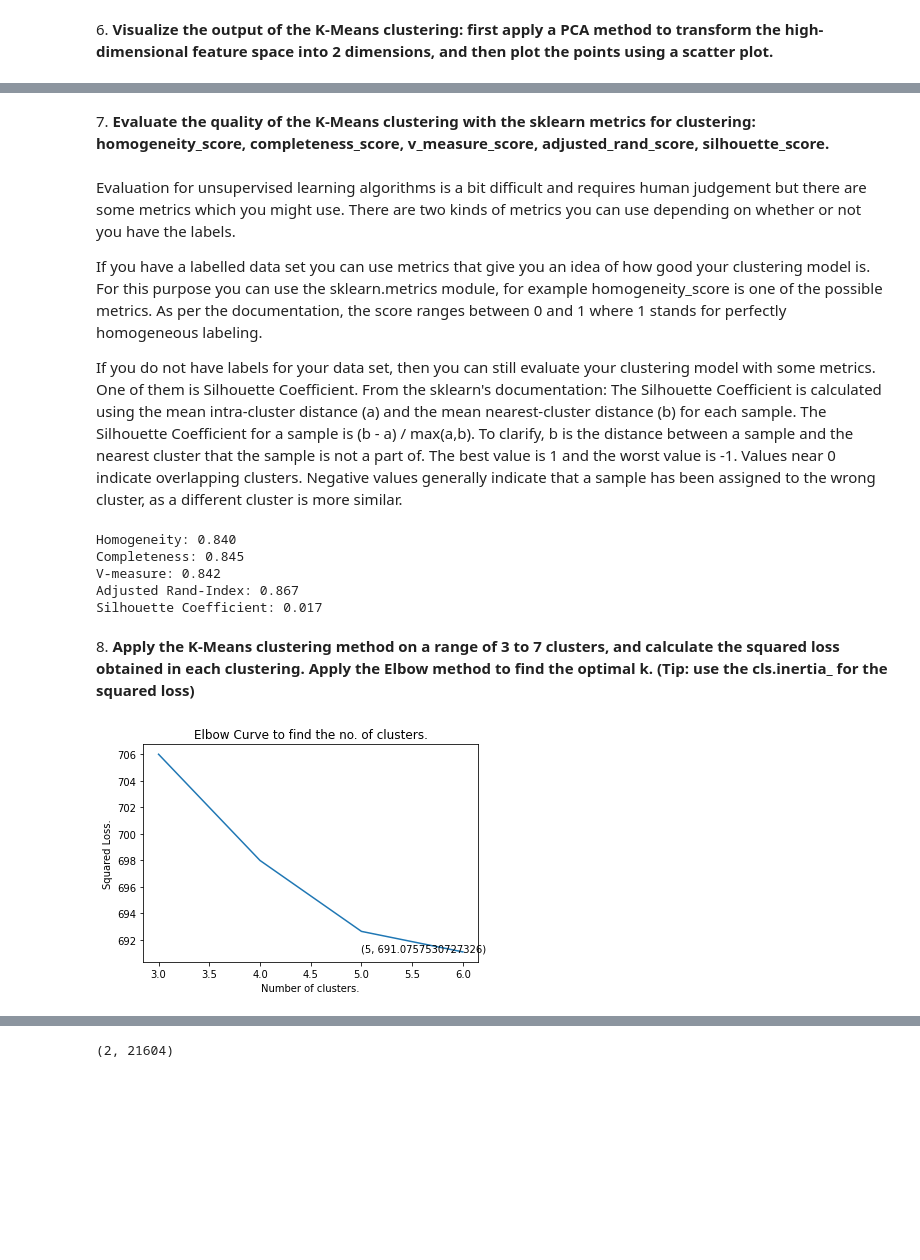
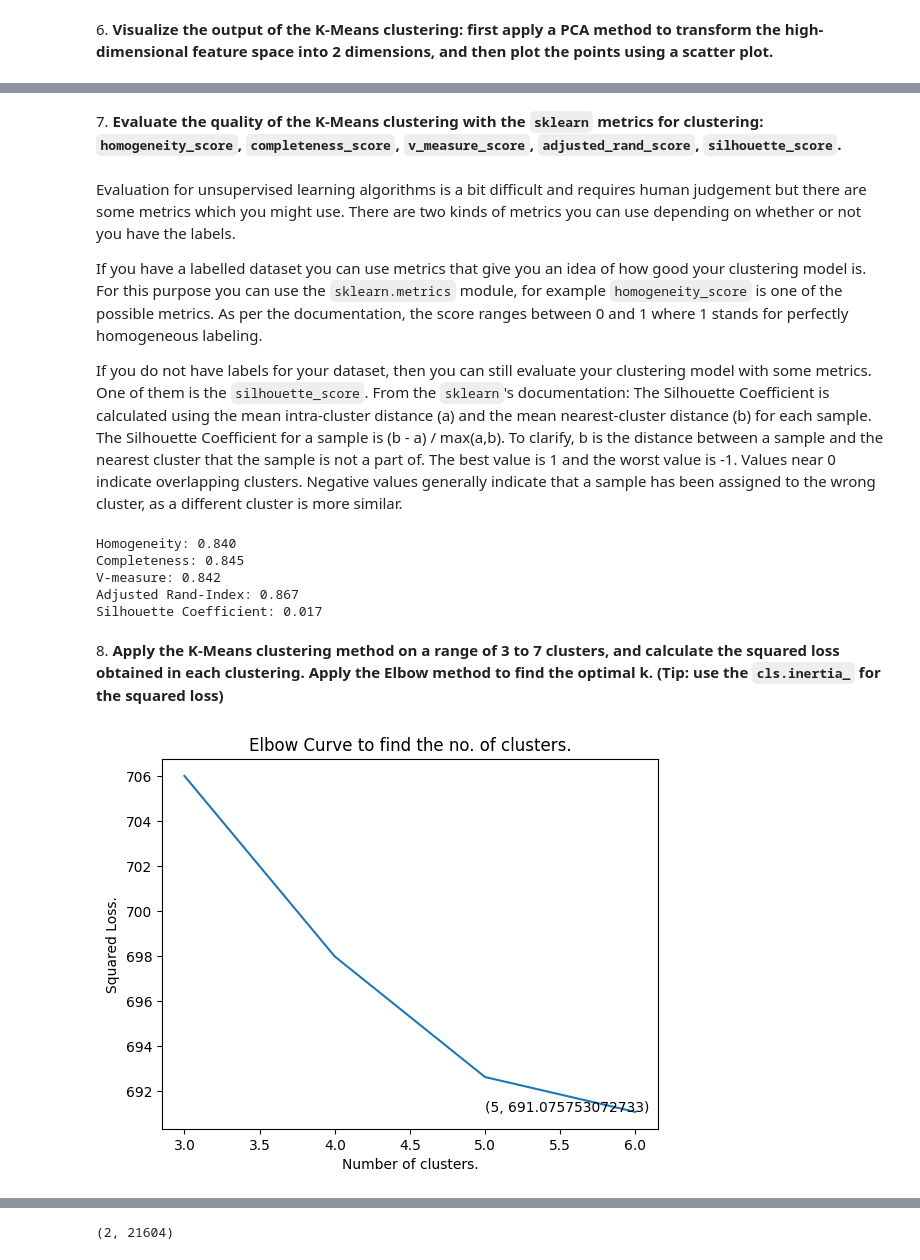
Before and after one commit to bagheria/applied_tm, a Jupyter notebook: tuesday/Practicals/Practical 4/Practical 4.ipynb, the cells around one changed output, grey strips where cells are left out. Saved outputs shown, nothing was run; the diff lists cells and outputs as text; code cells hidden in the pictures; blank space fills up the shorter version.

```diff
--- a/tuesday/Practicals/Practical 4/Practical 4.ipynb
+++ b/tuesday/Practicals/Practical 4/Practical 4.ipynb
@@ -33,9 +39,5 @@ from sklearn.decomposition import LatentDirichletAllocation
 # %%
-# for reproducibility
-random_state = 321
-
-DATA_DIR = "data/bbcsport-fulltext/bbcsport"
-data = load_files(DATA_DIR, encoding="utf-8", decode_error="replace", random_state=random_state)
+data = load_files('/content/bbcsport-fulltext/bbcsport', encoding="utf-8", decode_error="replace", random_state=random_state)
 df = pd.DataFrame(list(zip(data['data'], data['target'])), columns=['text', 'label'])
 df.head()
 # %% [output]
@@ -90,6 +92,6 @@ tfidf_matrix.shape
 4\. **Use the MiniBatchKMeans function from the sklearn package, and a K-Means clustering algorithm with 5 clusters.**
 # %%
 n_clusters = 5
-cls = MiniBatchKMeans(n_clusters=n_clusters, random_state=random_state)
+cls = MiniBatchKMeans(n_clusters=n_clusters, random_state=random_state, n_init = 3)
 cls.fit(tfidf_matrix)
 # %% [output]
@@ -139,11 +141,11 @@ plt.scatter(reduced_cluster_centers[:, 0], reduced_cluster_centers[:,1], marker=
 # %% [markdown]
-7\. **Evaluate the quality of the K-Means clustering with the sklearn metrics for clustering: homogeneity_score, completeness_score, v_measure_score, adjusted_rand_score, silhouette_score.**
+7\. **Evaluate the quality of the K-Means clustering with the `sklearn` metrics for clustering: `homogeneity_score`, `completeness_score`, `v_measure_score`, `adjusted_rand_score`, `silhouette_score`.**
 # %% [markdown]
 Evaluation for unsupervised learning algorithms is a bit difficult and requires human judgement but there are some metrics which you might use. There are two kinds of metrics you can use depending on whether or not you have the labels.
 
-If you have a labelled data set you can use metrics that give you an idea of how good your clustering model is. For this purpose you can use the sklearn.metrics module, for example homogeneity_score is one of the possible metrics. As per the documentation, the score ranges between 0 and 1 where 1 stands for perfectly homogeneous labeling.
+If you have a labelled dataset you can use metrics that give you an idea of how good your clustering model is. For this purpose you can use the `sklearn.metrics` module, for example `homogeneity_score` is one of the possible metrics. As per the documentation, the score ranges between 0 and 1 where 1 stands for perfectly homogeneous labeling.
 
-If you do not have labels for your data set, then you can still evaluate your clustering model with some metrics. One of them is Silhouette Coefficient. From the sklearn's documentation: The Silhouette Coefficient is calculated using the mean intra-cluster distance (a) and the mean nearest-cluster distance (b) for each sample. The Silhouette Coefficient for a sample is (b - a) / max(a,b). To clarify, b is the distance between a sample and the nearest cluster that the sample is not a part of. The best value is 1 and the worst value is -1. Values near 0 indicate overlapping clusters. Negative values generally indicate that a sample has been assigned to the wrong cluster, as a different cluster is more similar.
+If you do not have labels for your dataset, then you can still evaluate your clustering model with some metrics. One of them is the `silhouette_score`. From the `sklearn`'s documentation: The Silhouette Coefficient is calculated using the mean intra-cluster distance (a) and the mean nearest-cluster distance (b) for each sample. The Silhouette Coefficient for a sample is (b - a) / max(a,b). To clarify, b is the distance between a sample and the nearest cluster that the sample is not a part of. The best value is 1 and the worst value is -1. Values near 0 indicate overlapping clusters. Negative values generally indicate that a sample has been assigned to the wrong cluster, as a different cluster is more similar.
 # %%
 print("Homogeneity: %0.3f" % metrics.homogeneity_score(data.target, cls.labels_))
 print("Completeness: %0.3f" % metrics.completeness_score(data.target, cls.labels_))
@@ -159,38 +161,38 @@ V-measure: 0.842
 Adjusted Rand-Index: 0.867
 Silhouette Coefficient: 0.017
 # %% [markdown]
-8\. **Apply the K-Means clustering method on a range of 3 to 7 clusters, and calculate the squared loss obtained in each clustering. Apply the Elbow method to find the optimal k. (Tip: use the cls.inertia_ for the squared loss)**
+8\. **Apply the K-Means clustering method on a range of 3 to 7 clusters, and calculate the squared loss obtained in each clustering. Apply the Elbow method to find the optimal k. (Tip: use the `cls.inertia_` for the squared loss)**
 # %%
 num_clus = [x for x in range(3, 7)]
 squared_errors = []
 for cluster in num_clus:
-    cls = MiniBatchKMeans(n_clusters=cluster, random_state=random_state)
+    cls = MiniBatchKMeans(n_clusters=cluster, random_state=random_state, n_init = 3)
     cls.fit(tfidf_matrix) # Train Clusters
     squared_errors.append(cls.inertia_) # Appending the squared loss obtained in the list
 # %%
 # https://www.kaggle.com/karthik3890/text-clustering
 # Choosing the best cluster using Elbow Method.
 # source credit,few parts of min squred loss info is taken from different parts of the stakoverflow answers.
 # this is used to understand to find the optimal clusters in differen way rather than used in BOW, TFIDF
 
 num_clus = [x for x in range(3, 7)]
 squared_errors = []
 for cluster in num_clus:
-    cls = MiniBatchKMeans(n_clusters=cluster, random_state=random_state)
+    cls = MiniBatchKMeans(n_clusters=cluster, random_state=random_state, n_init = 3)
     cls.fit(tfidf_matrix) # Train Clusters
     squared_errors.append(cls.inertia_) # Appending the squared loss obtained in the list
 
 optimal_clusters = np.argmin(squared_errors) + 2 # As argmin return the index of minimum loss.
 plt.plot(num_clus, squared_errors)
 plt.title("Elbow Curve to find the no. of clusters.")
 plt.xlabel("Number of clusters.")
 plt.ylabel("Squared Loss.")
 xy = (optimal_clusters, min(squared_errors))
 plt.annotate('(%s, %s)' % xy, xy = xy, textcoords='data')
 plt.show()
 
 print ("The optimal number of clusters obtained is - ", optimal_clusters)
 print ("The loss for optimal cluster is - ", min(squared_errors))
 # %% [output]
-[figure, old version]
+[figure, new version]
 The optimal number of clusters obtained is -  5
```
Also changed, not shown: parts of 17 cells of this notebook, 3 other files.
